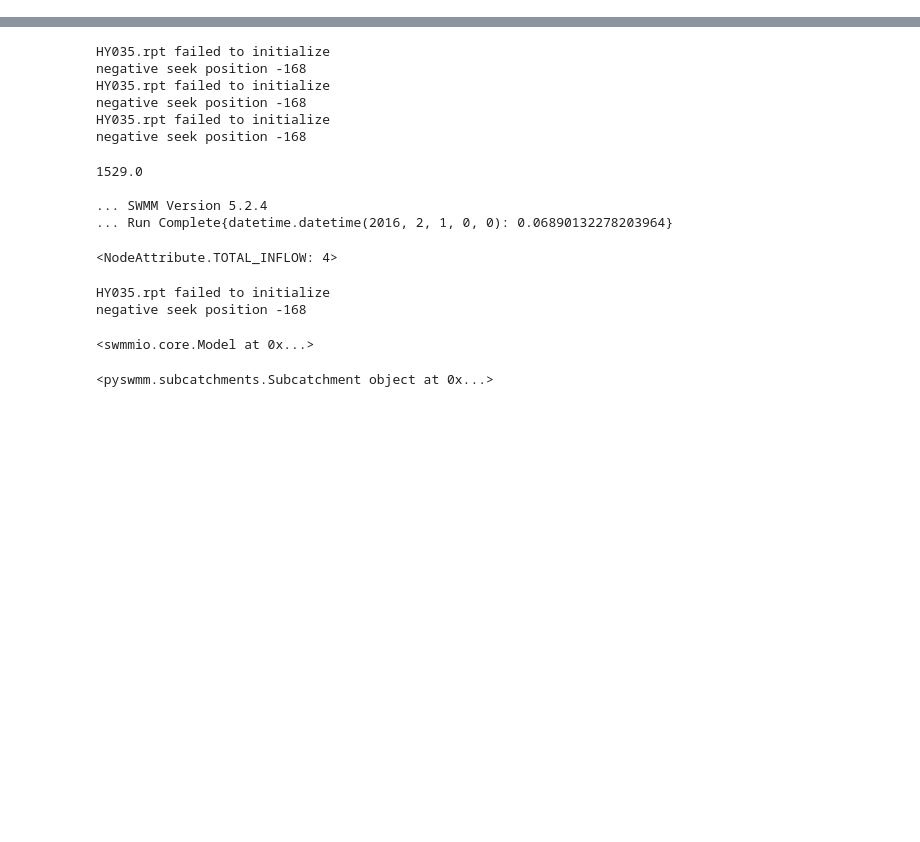
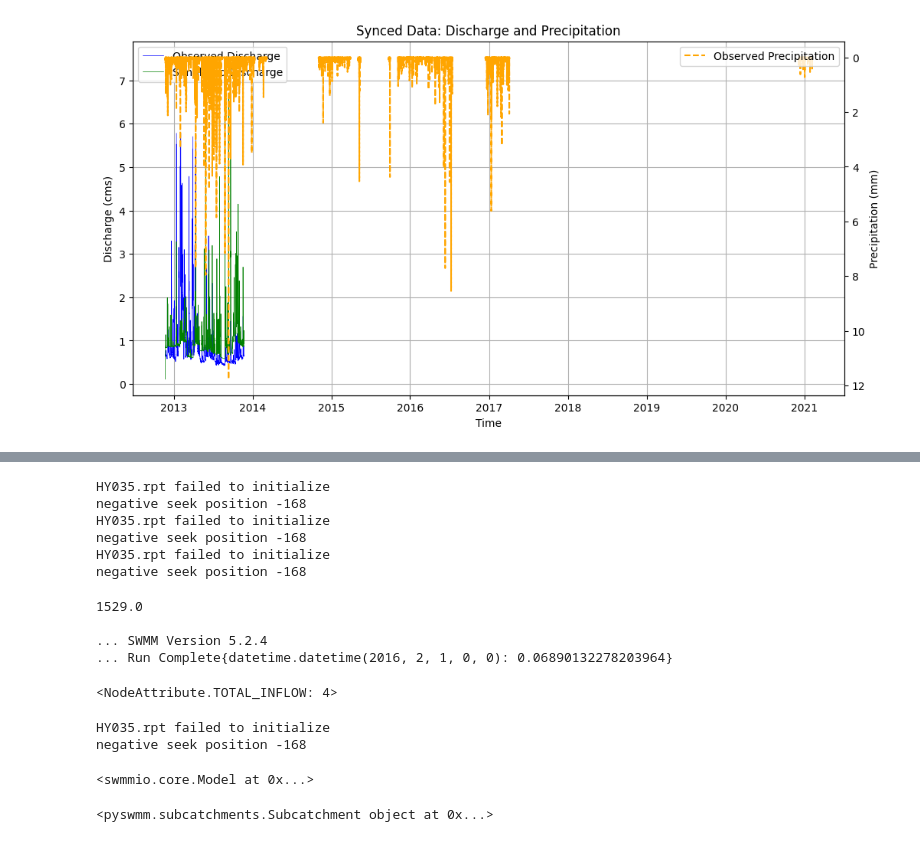
Before and after one commit to everettsp/optswmm, a Jupyter notebook: main.ipynb, the cells around one changed output, grey strips where cells are left out. Saved outputs shown, nothing was run; the diff lists cells and outputs as text; code cells hidden in the pictures; blank space fills up the shorter version.

```diff
--- a/main.ipynb
+++ b/main.ipynb
@@ -101,0 +57,7 @@ cps.set_relative_bounds()
+# %%
+from utils.optconfig import OptConfig
+from utils.swmmutils import set_model_datetimes
+model_file = base_model_dir / "calibrated_model.inp"
+
+oc = OptConfig(config_file=run_dir / "config.yml", model_file=model_file)
+oc.validation_end_date
@@ -101,0 +108,60 @@ cps.set_relative_bounds()
+# %%
+model_dirs = [dir for dir in Path(r"C:\Users\everett\Documents\GitHub\camus_to\data\models\swmm").iterdir() if dir.is_dir()]
+
+
+for dir in model_dirs[9:10]:
+    model_name = dir.name
+    model_file = (dir / f"{model_name}_cal_mod").with_suffix(".inp")
+    qobs = pd.read_pickle(dir / "targets.pkl")["discharge(cms)"]
+    qobs.rename(columns={qobs.columns[0]: "obs_discharge(cms)"}, inplace=True)
+    pobs = pd.read_pickle(dir / "forcings.pkl")["precipitation(mm)"]
+    pobs.rename(columns={pobs.columns[0]: "obs_precip(mm)"}, inplace=True)
+
+
+    with Simulation(str(model_file)) as sim:
+        sim.execute()
+
+
+
+        print(qobs)
+    with Output(str(model_file.with_suffix(".out"))) as output:
+        qsim = output.node_series(model_name, attribute=shared_enum.NodeAttribute.TOTAL_INFLOW)
+
+
+# Convert qsim to a DataFrame for easier synchronization
+qsim = pd.DataFrame.from_dict(qsim, orient='index', columns=['qsim'])
+qsim.rename(columns={qsim.columns[0]: 'sim_discharge(cms)'}, inplace=True)
+
+# Remove timezone information from qobs
+qobs = qobs.tz_localize(None)
+
+pobs = pobs.tz_localize(None)
+
+# Synchronize qobs and qsim by aligning their indices
+qobs, qsim = qobs.align(qsim, join='inner', axis=0)
+
+# Combine into a single DataFrame for comparison
+synced_data = pd.concat([qobs, qsim, pobs], axis=1)
+
+
+
+fig, ax1 = plt.subplots(figsize=(12, 6))
+
+# Plot discharge data on the primary y-axis
+ax1.plot(synced_data.index, synced_data["obs_discharge(cms)"], label="Observed Discharge", color="blue", linewidth=0.5)
+ax1.plot(synced_data.index, synced_data["sim_discharge(cms)"], label="Simulated Discharge", color="green", linewidth=0.5)
+ax1.set_xlabel("Time")
+ax1.set_ylabel("Discharge (cms)")
+ax1.legend(loc="upper left")
+ax1.grid()
+
+# Create a secondary y-axis for precipitation
+ax2 = ax1.twinx()
+ax2.plot(synced_data.index, synced_data["obs_precip(mm)"], label="Observed Precipitation", color="orange", linestyle="--")
+ax2.set_ylabel("Precipitation (mm)")
+ax2.invert_yaxis()  # Reverse the y-axis
+ax2.legend(loc="upper right")
+
+plt.title("Synced Data: Discharge and Precipitation")
+plt.show()
+# %% [output]
@@ -102,2 +184,3 @@ cps.set_relative_bounds()
+[figure, added]
 # %%
 # %% [output]
```
Also changed, not shown: parts of 28 cells of this notebook, 19 other files.
